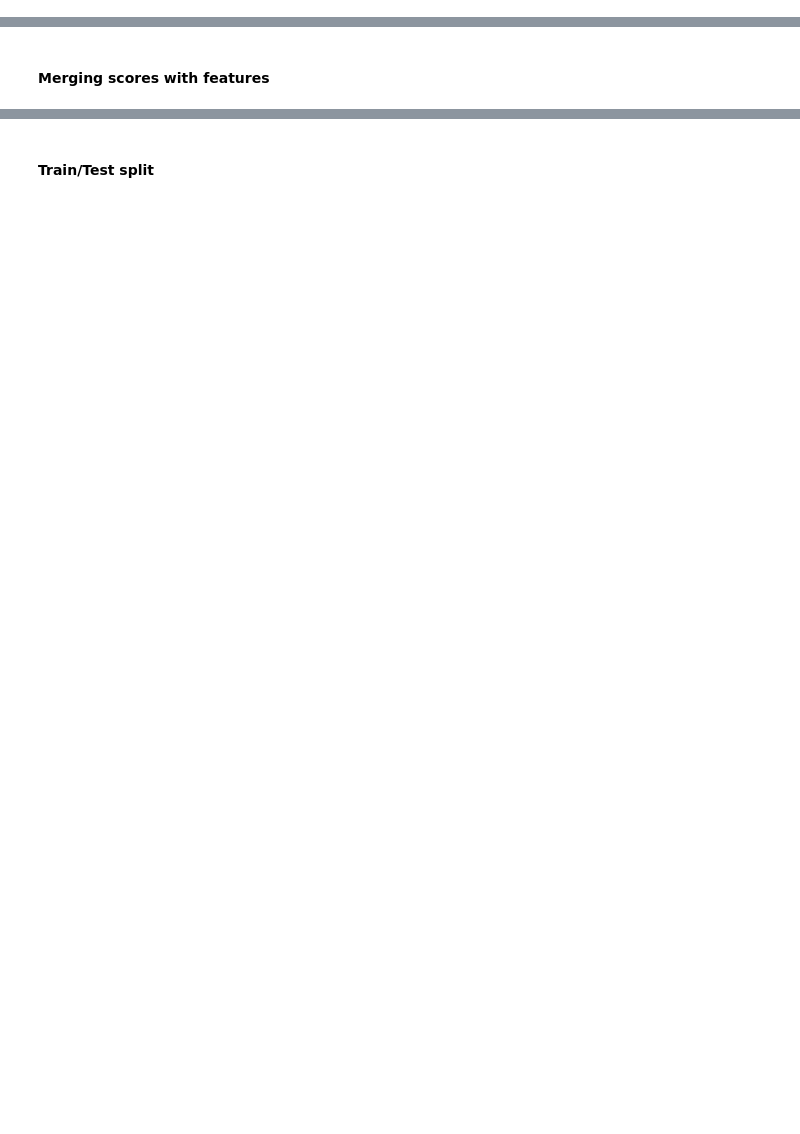
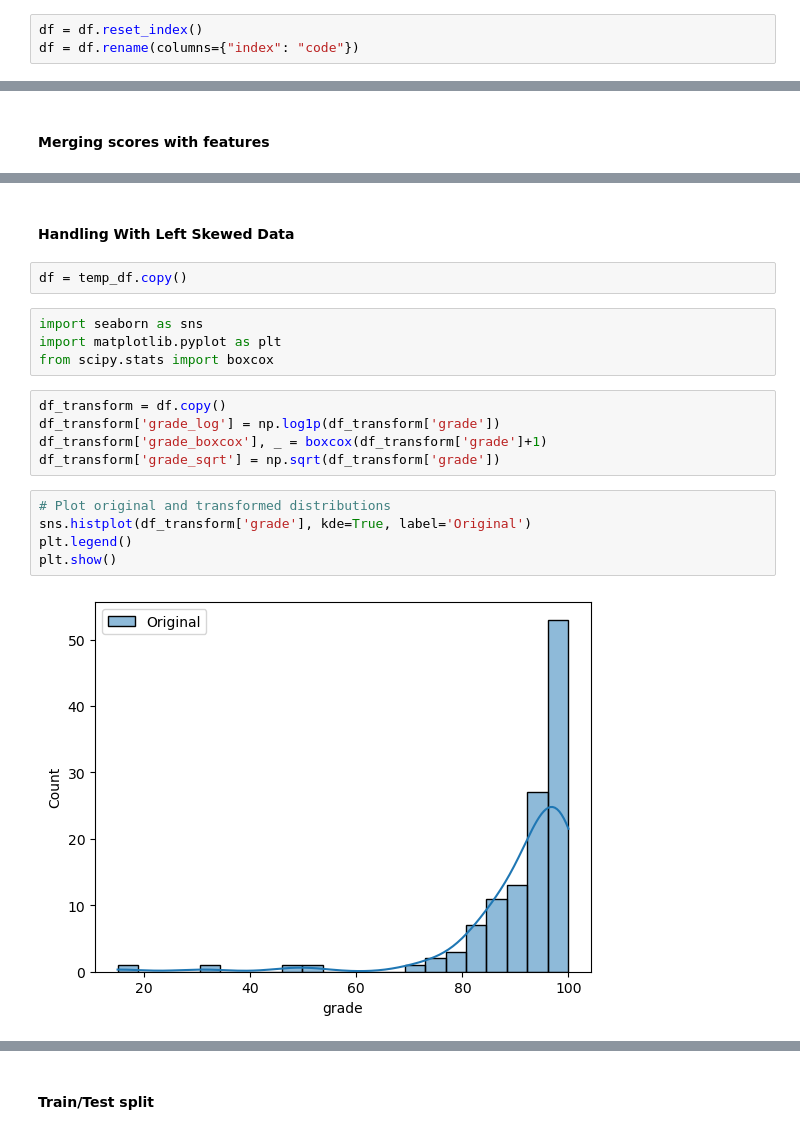
Before and after one commit to cerenarkac21/PROJE_CS412, a Jupyter notebook: code_base.ipynb, the cells around one changed output, grey strips where cells are left out. Drawn from its saved outputs; the diff is of its cells as text; blank space fills up the shorter version.

```diff
--- a/code_base.ipynb
+++ b/code_base.ipynb
@@ -562,0 +813,3 @@ df.head(5)
+# %%
+df = df.reset_index()
+df = df.rename(columns={"index": "code"})
@@ -647,0 +1068,20 @@ print(X.shape, y.shape)
+# %% [markdown]
+#### Handling With Left Skewed Data
+# %%
+df = temp_df.copy()
+# %%
+import seaborn as sns
+import matplotlib.pyplot as plt
+from scipy.stats import boxcox
+# %%
+df_transform = df.copy()
+df_transform['grade_log'] = np.log1p(df_transform['grade'])
+df_transform['grade_boxcox'], _ = boxcox(df_transform['grade']+1)
+df_transform['grade_sqrt'] = np.sqrt(df_transform['grade'])
+# %%
+# Plot original and transformed distributions
+sns.histplot(df_transform['grade'], kde=True, label='Original')
+plt.legend()
+plt.show()
+# %% [output]
+[figure, added]
```
Also changed, not shown: parts of 122 cells of this notebook.
